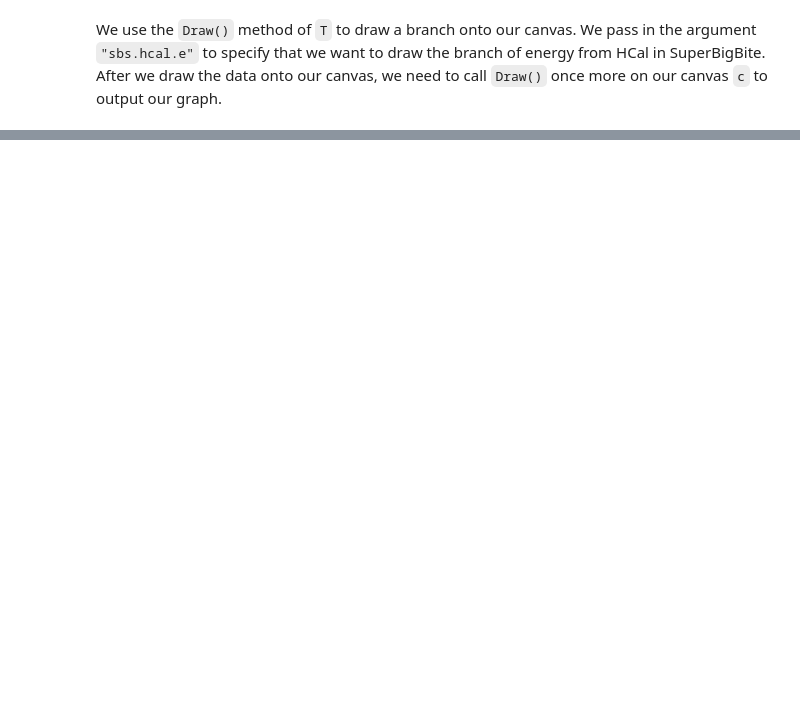
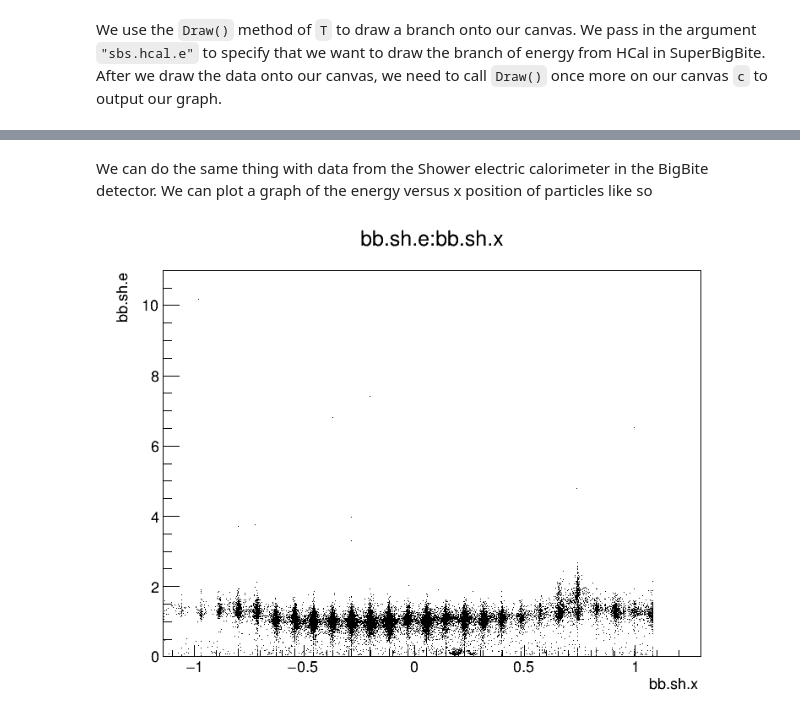
Before and after one commit to JeffersonLab/JupyterAnalysis, a Jupyter notebook: pyroot.ipynb, the cells around one changed output, grey strips where cells are left out. Saved outputs shown, nothing was run; the diff lists cells and outputs as text; code cells hidden in the pictures; blank space fills up the shorter version.

```diff
--- a/pyroot.ipynb
+++ b/pyroot.ipynb
@@ -48,0 +63,7 @@ We use the <code>Draw()</code> method of <code>T</code> to draw a branch onto ou
+# %% [markdown]
+We can do the same thing with data from the Shower electric calorimeter in the BigBite detector. We can plot a graph of the energy versus x position of particles like so
+# %%
+T.Draw("bb.sh.e:bb.sh.x")
+c.Draw()
+# %% [output]
+[figure, added]
```
Also changed, not shown: parts of 10 cells of this notebook, 4 other files.
